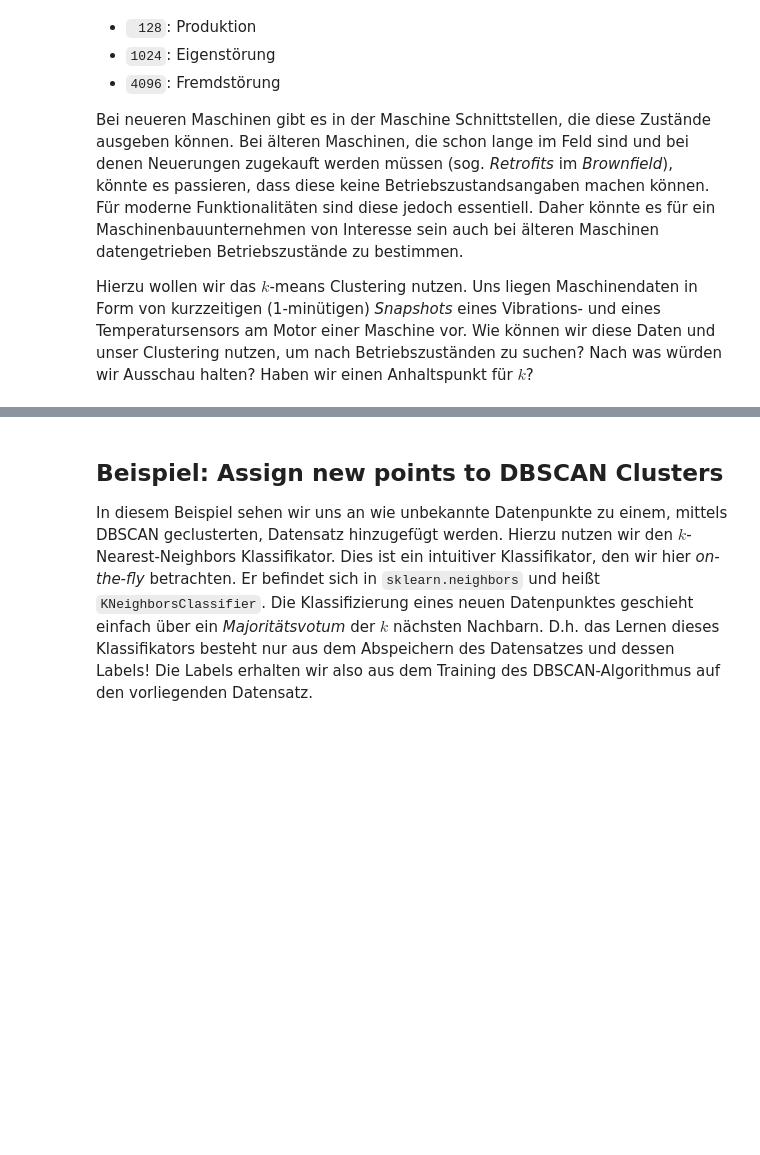
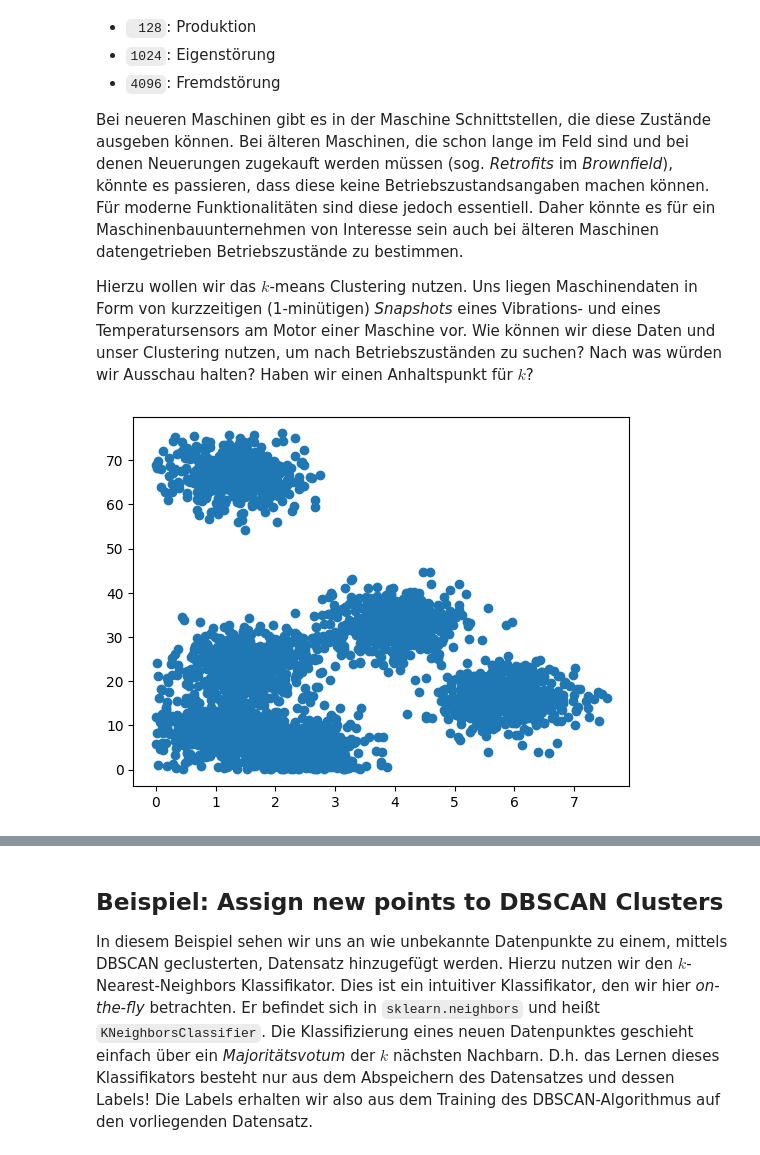
Before and after one commit to Oberfeldwedler/predictive_maintenance, a Jupyter notebook: 04_modeling_clustering/code/examples/edited/04_modeling_clustering_examples_wo_sol.ipynb, the cells around one changed output, grey strips where cells are left out. Drawn from its saved outputs; the diff is of its cells as text; code cells hidden in the pictures; blank space fills up the shorter version.

```diff
--- a/04_modeling_clustering/code/examples/edited/04_modeling_clustering_examples_wo_sol.ipynb
+++ b/04_modeling_clustering/code/examples/edited/04_modeling_clustering_examples_wo_sol.ipynb
@@ -135,0 +136,13 @@ Hierzu wollen wir das $k$-means Clustering nutzen. Uns liegen Maschinendaten in
+# %%
+# Load
+X = np.load('./../res/data/machine_state.npy')
+
+# Look
+plt.scatter(X[:, 0], X[:, 1])
+
+# Scaler
+from sklearn.preprocessing import StandardScaler
+scaler = StandardScaler()
+X = scaler.fit_transform(X)
+# %% [output]
+[figure, added]
```
Also changed, not shown: parts of 7 cells of this notebook, 12 other files.
